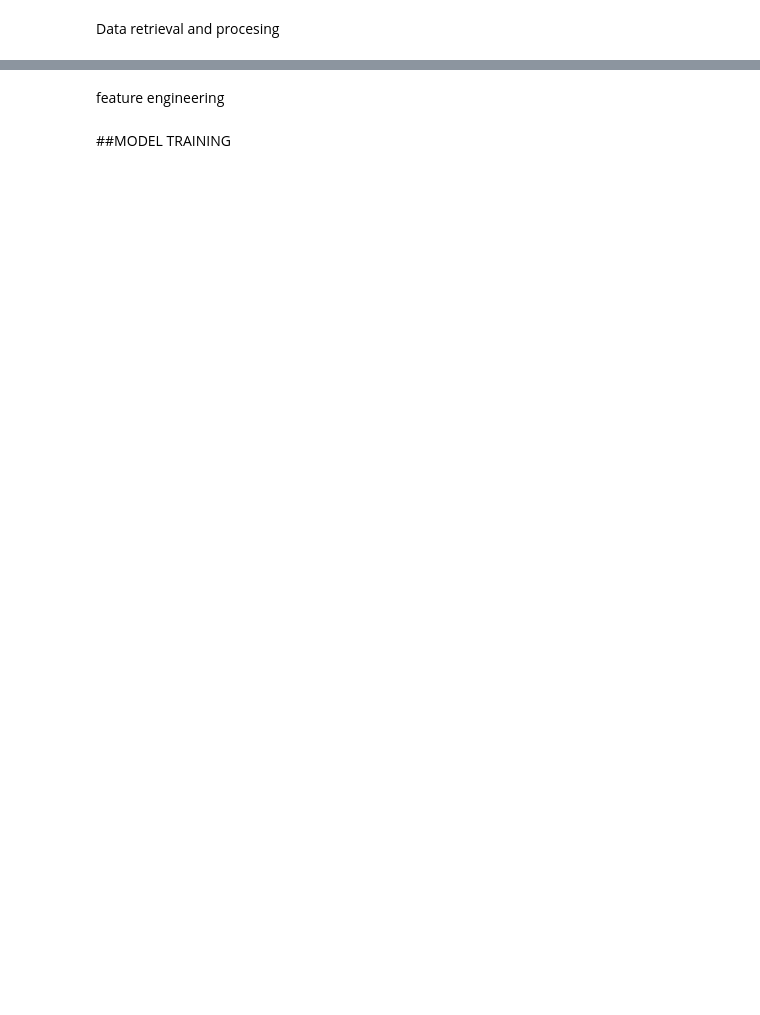
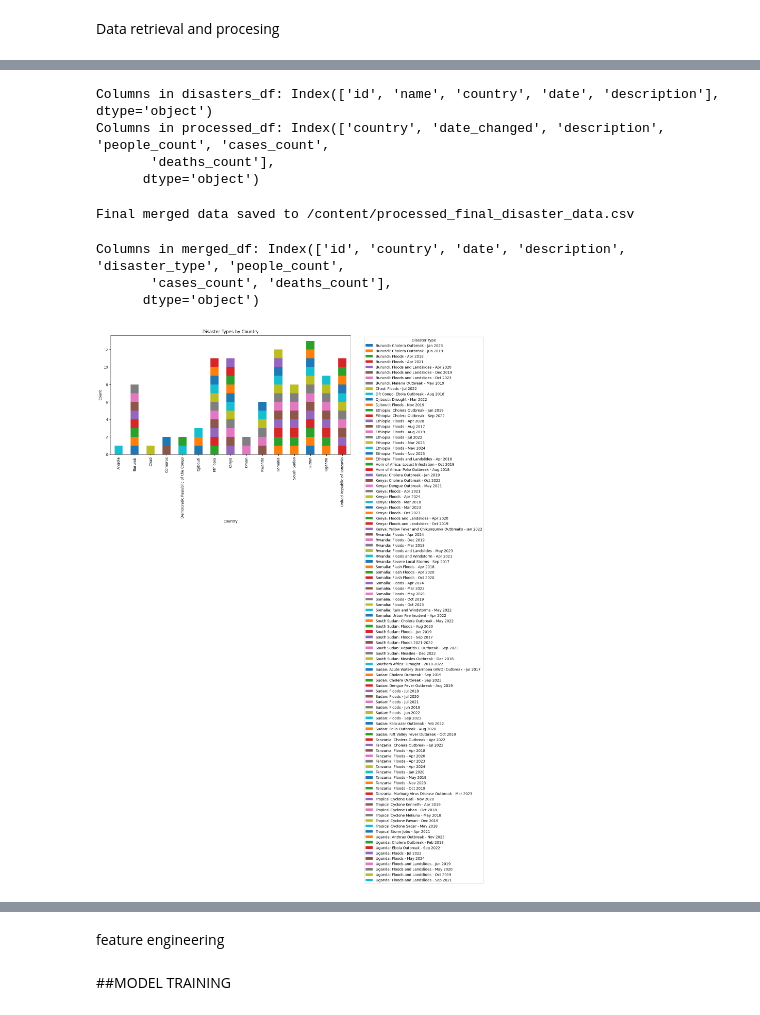
Before and after one commit to KENPHILIP/ReliefWEB-API, a Jupyter notebook: ReliefWEB_.ipynb, the cells around one changed output, grey strips where cells are left out. Drawn from its saved outputs; the diff is of its cells as text; code cells hidden in the pictures; blank space fills up the shorter version.

```diff
--- a/ReliefWEB_.ipynb
+++ b/ReliefWEB_.ipynb
@@ -160,0 +139,8 @@ plt.show()
+# %%
+print("Columns in disasters_df:", disasters_df.columns)
+print("Columns in processed_df:", processed_df.columns)
+# %% [output]
+Columns in disasters_df: Index(['id', 'name', 'country', 'date', 'description'], dtype='object')
+Columns in processed_df: Index(['country', 'date_changed', 'description', 'people_count', 'cases_count',
+       'deaths_count'],
+      dtype='object')
@@ -160,0 +234,47 @@ plt.show()
+# %%
+# Read the CSV files
+disasters_df = pd.read_csv('/content/disasters_data.csv')
+processed_data_df = pd.read_csv('/content/processed_data.csv')
+
+# Rename 'name' column to 'disaster_type' in disasters_df
+disasters_df.rename(columns={'name': 'disaster_type'}, inplace=True)
+
+# Merge based on 'country' and 'description', and retain 'disaster_type'
+merged_df = pd.merge(disasters_df[['id', 'country', 'date', 'description', 'disaster_type']],  # Include 'disaster_type'
+                     processed_data_df[['country', 'description', 'people_count', 'cases_count', 'deaths_count']],
+                     on=['country', 'description'],
+                     how='outer')
+
+# Save the final merged DataFrame to a CSV file
+final_csv = '/content/processed_final_disaster_data.csv'
+merged_df.to_csv(final_csv, index=False)
+
+print(f"Final merged data saved to {final_csv}")
+# %% [output]
+Final merged data saved to /content/processed_final_disaster_data.csv
+# %%
+import matplotlib.pyplot as plt
+
+# Assuming merged_df is already loaded with the updated data
+
+# Step 1: Check columns in merged_df
+print("Columns in merged_df:", merged_df.columns)
+
+# Step 2: Group by 'country' and 'disaster_type' and count occurrences
+grouped = merged_df.groupby(['country', 'disaster_type']).size().unstack(fill_value=0)
+
+# Step 3: Plotting
+plt.figure(figsize=(12, 6))
+grouped.plot(kind='bar', stacked=True, ax=plt.gca())
+plt.title('Disaster Types by Country')
+plt.xlabel('Country')
+plt.ylabel('Count')
+plt.xticks(rotation=90)
+plt.legend(title='Disaster Type', bbox_to_anchor=(1.05, 1), loc='upper left')
+plt.tight_layout()
+plt.show()
+# %% [output]
+Columns in merged_df: Index(['id', 'country', 'date', 'description', 'disaster_type', 'people_count',
+       'cases_count', 'deaths_count'],
+      dtype='object')
+[figure, added]
```
Also changed, not shown: parts of 11 cells of this notebook, 5 other files.
